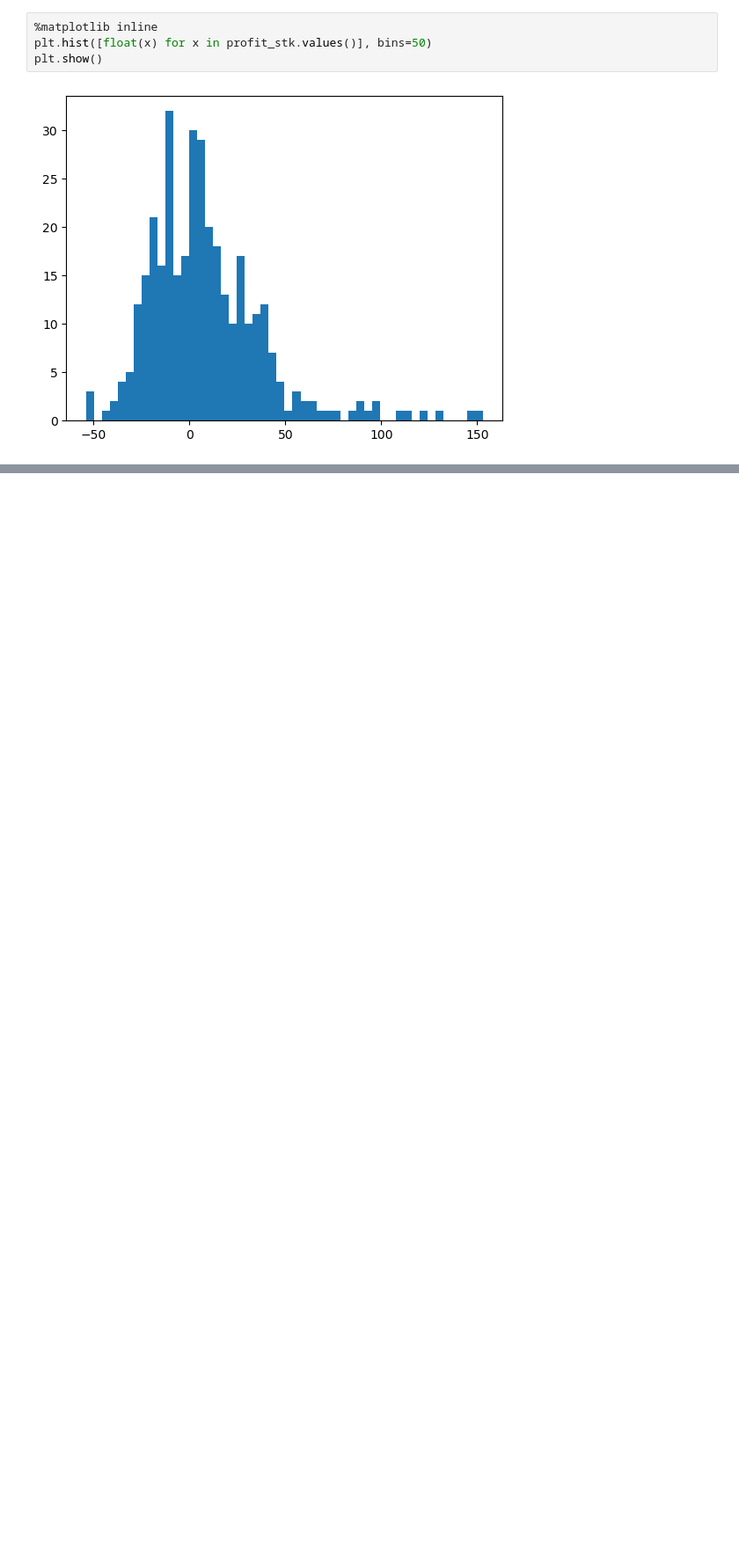
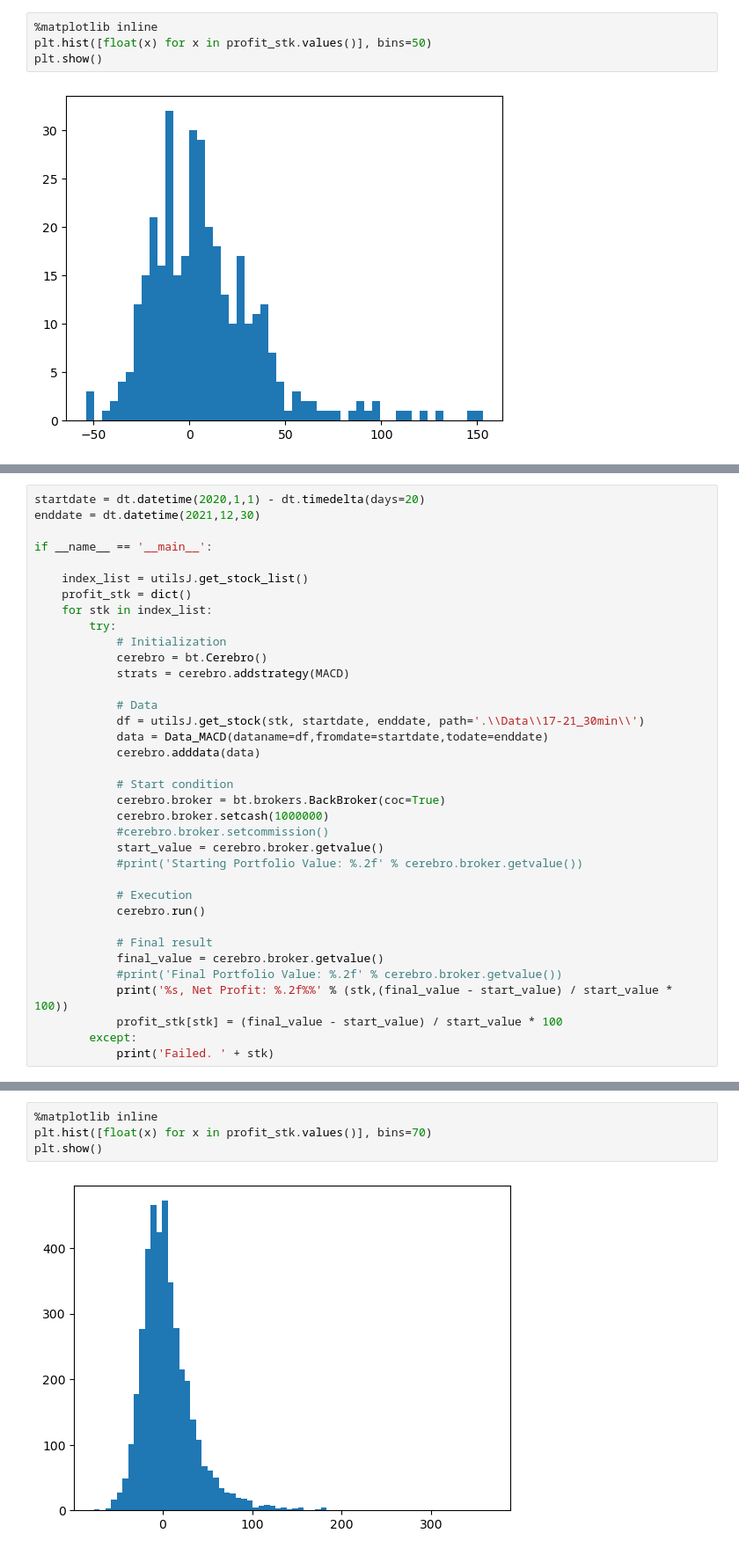
Before and after one commit to CataphractLi/BacktraderStudy, a Jupyter notebook: MACD背离.ipynb, the cells around one changed output, grey strips where cells are left out. Shown at 88% size. Drawn from its saved outputs; the diff is of its cells as text; blank space fills up the shorter version.

Commit message:
1125 macd update

```diff
--- a/MACD背离.ipynb
+++ b/MACD背离.ipynb
@@ -311,0 +319,36 @@ plt.show()
+# %%
+startdate = dt.datetime(2020,1,1) - dt.timedelta(days=20)
+enddate = dt.datetime(2021,12,30)
+
+if __name__ == '__main__':
+
+    index_list = utilsJ.get_stock_list()
+    profit_stk = dict()
+    for stk in index_list:
+        try:
+            # Initialization
+            cerebro = bt.Cerebro()
+            strats = cerebro.addstrategy(MACD)
+
+            # Data
+            df = utilsJ.get_stock(stk, startdate, enddate, path='.\\Data\\17-21_30min\\')
+            data = Data_MACD(dataname=df,fromdate=startdate,todate=enddate)
+            cerebro.adddata(data)
+
+            # Start condition
+            cerebro.broker = bt.brokers.BackBroker(coc=True)
+            cerebro.broker.setcash(1000000)
+            #cerebro.broker.setcommission()
+            start_value = cerebro.broker.getvalue()
+            #print('Starting Portfolio Value: %.2f' % cerebro.broker.getvalue())
+
+            # Execution
+            cerebro.run()
+
+            # Final result
+            final_value = cerebro.broker.getvalue()
+            #print('Final Portfolio Value: %.2f' % cerebro.broker.getvalue())
+            print('%s, Net Profit: %.2f%%' % (stk,(final_value - start_value) / start_value * 100))
+            profit_stk[stk] = (final_value - start_value) / start_value * 100
+        except:
+            print('Failed. ' + stk)
@@ -311,0 +397,6 @@ plt.show()
+# %%
+%matplotlib inline
+plt.hist([float(x) for x in profit_stk.values()], bins=70)
+plt.show()
+# %% [output]
+[figure, added]
```
Also changed, not shown: parts of 8 cells of this notebook, 1 other file.
